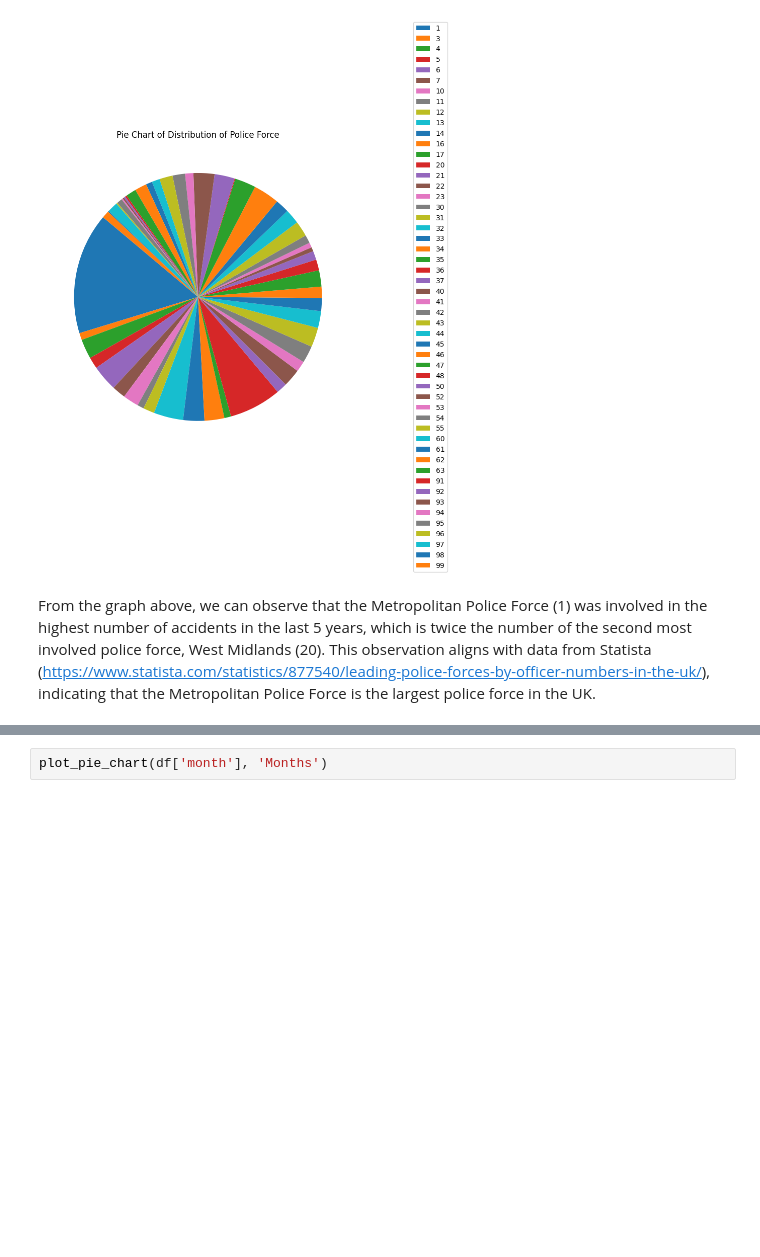
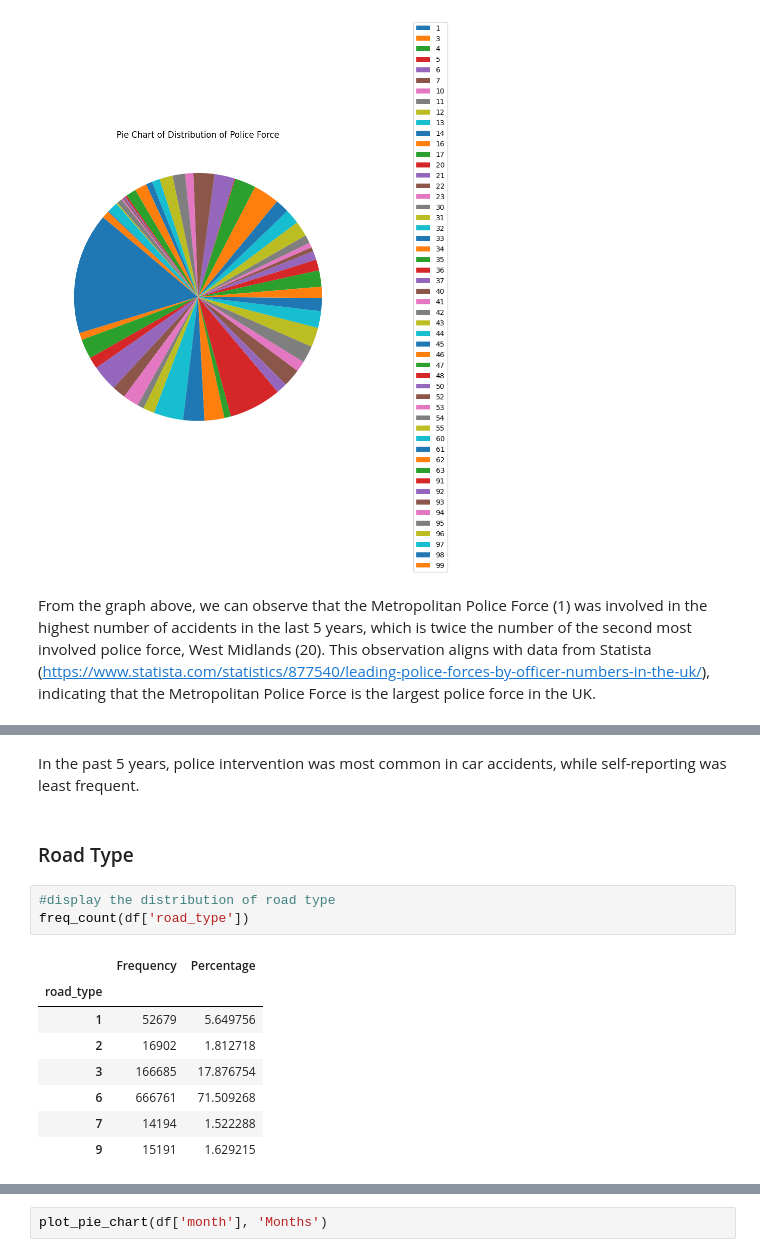
Before and after one commit to Otsemeuno/uk-road-accident, a Jupyter notebook: projectone_exploratory.ipynb, the cells around one changed output, grey strips where cells are left out. Saved outputs shown, nothing was run; the diff lists cells and outputs as text; blank space fills up the shorter version.

```diff
--- a/projectone_exploratory.ipynb
+++ b/projectone_exploratory.ipynb
@@ -261,0 +284,16 @@ From the graph above, we can observe that the Metropolitan Police Force (1) was
+# %% [markdown]
+In the past 5 years, police intervention was most common in car accidents, while self-reporting was least frequent.
+# %% [markdown]
+### Road Type
+# %%
+#display the distribution of road type
+freq_count(df['road_type'])
+# %% [output]
+|  | Frequency | Percentage |
+| road_type |  |  |
+| 1 | 52679 | 5.649756 |
+| 2 | 16902 | 1.812718 |
+| 3 | 166685 | 17.876754 |
+| 6 | 666761 | 71.509268 |
+| 7 | 14194 | 1.522288 |
+| 9 | 15191 | 1.629215 |
```
Also changed, not shown: parts of 10 cells of this notebook.
